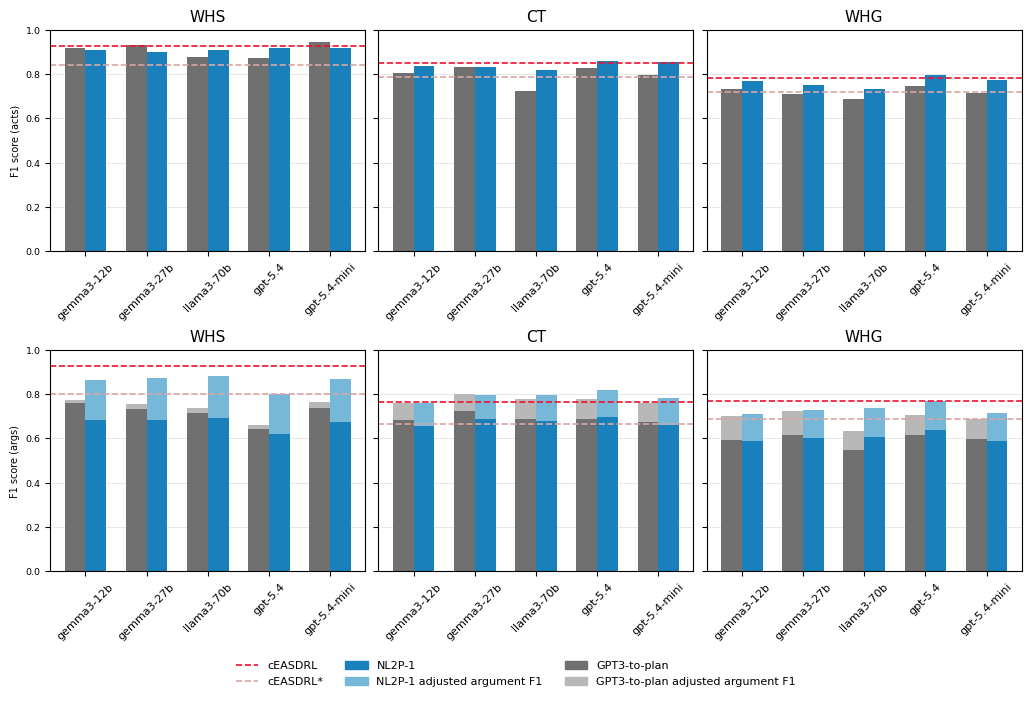
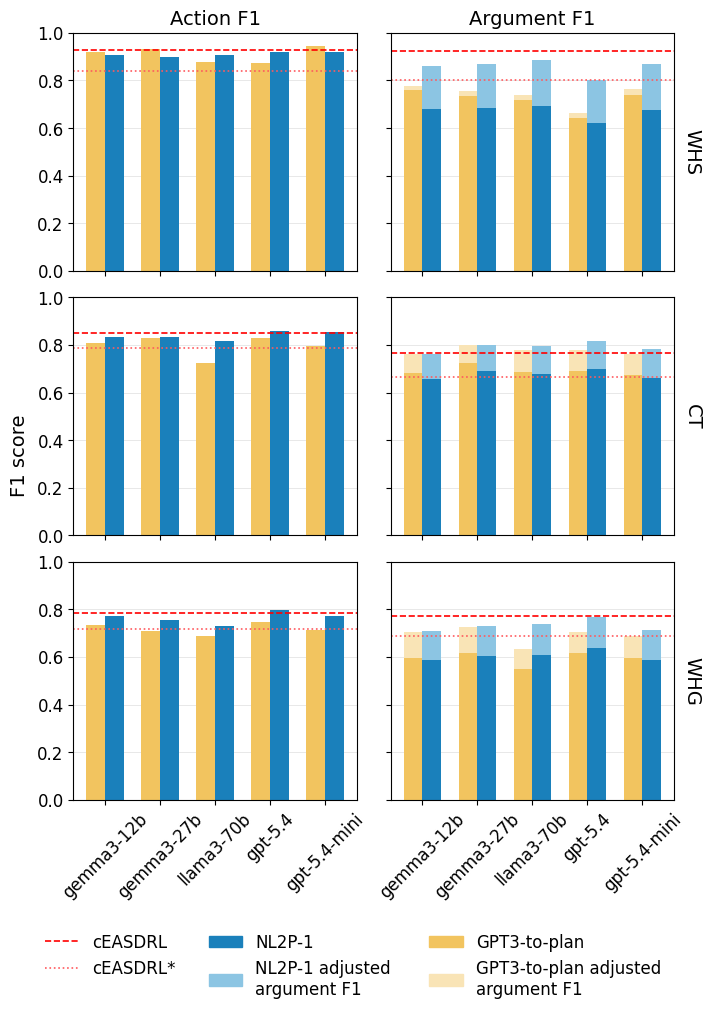
Unified diff of the notebook cell whose output changed from the first chart to the second:
--- before
+++ after
@@ -1,27 +1,35 @@
 methods = ["gpt3_to_plan", "nl2p_1"]
 method_colors = {
-    "gpt3_to_plan": "#707070",
+    "gpt3_to_plan": "#f2c45f",
     "nl2p_1": "#1a80bb",
 }
 adjusted_colors = {
-    "gpt3_to_plan": "#b8b8b8",
-    "nl2p_1": "#77b7d8",
+    "gpt3_to_plan": "#f9e4b6",
+    "nl2p_1": "#8cc5e3",
 }
 baseline_styles = {
     "cEASDRL": {"color": "red", "linestyle": "--", "linewidth": 1.2},
-    "cEASDRL*": {"color": "green", "linestyle": "--", "linewidth": 1.2},
+    "cEASDRL*": {"color": "#ff5a5e", "linestyle": "dotted", "linewidth": 1.2},
 }
 metrics = ["Action F1", "Argument F1"]
-y_labels = ["F1 score (acts)", "F1 score (args)"]
 models = [model for model in MODEL_ORDER if model in set(result_df["model"].astype(str))]
 model_labels = [local_method_labels.get(model, model) for model in models]
 
+# --- Font Size Configuration ---
+TITLE_SIZE = 14
+LABEL_SIZE = 14
+TICK_LABEL_SIZE = 12
+LEGEND_SIZE = 12
+
 fig, axes = plt.subplots(
-    nrows=2,
-    ncols=len(DOMAIN_ORDER),
-    figsize=(10.2, 6.4),
-    sharey="row",
+    nrows=len(DOMAIN_ORDER),
+    ncols=len(metrics),
+    figsize=(7.0, 9.0),
+    sharex=True,
+    sharey=True,
     constrained_layout=True,
 )
+
+fig.supylabel("F1 score", fontsize=LABEL_SIZE)
 
 x = np.arange(len(models))
@@ -32,6 +40,6 @@
 }
 
-for row_idx, metric in enumerate(metrics):
-    for col_idx, domain in enumerate(DOMAIN_ORDER):
+for row_idx, domain in enumerate(DOMAIN_ORDER):
+    for col_idx, metric in enumerate(metrics):
         ax = axes[row_idx, col_idx]
         panel = result_df[result_df["domain"] == domain]
@@ -50,15 +58,4 @@
                 )
 
-            if metric == "Argument F1" and any(pd.notna(v) for v in adjusted_values):
-                ax.bar(
-                    x + offsets[method_key],
-                    adjusted_values,
-                    width=width,
-                    color=adjusted_colors[method_key],
-                    edgecolor="none",
-                    label=f"{local_method_labels[method_key]} adjusted argument F1",
-                    zorder=1,
-                )
-
             ax.bar(
                 x + offsets[method_key],
@@ -71,4 +68,20 @@
             )
 
+            if metric == "Argument F1" and any(pd.notna(v) for v in adjusted_values):
+                delta_values = [
+                    (adj - val) if (pd.notna(adj) and pd.notna(val)) else np.nan
+                    for adj, val in zip(adjusted_values, values)
+                ]
+                ax.bar(
+                    x + offsets[method_key],
+                    delta_values,
+                    bottom=values,
+                    width=width,
+                    color=adjusted_colors[method_key],
+                    edgecolor="none",
+                    label=f"{local_method_labels[method_key]} adjusted argument F1",
+                    zorder=2,
+                )
+
         baseline_panel = baseline_df[baseline_df["domain"] == domain]
         for baseline_name, style in baseline_styles.items():
@@ -77,20 +90,27 @@
                 ax.axhline(float(row.iloc[0][metric]), **style)
 
-        ax.set_title(DOMAIN_LABELS[domain], fontsize=11)
+        if row_idx == 0:
+            ax.set_title(metric, fontsize=TITLE_SIZE)
+
+        if col_idx == len(metrics) - 1:
+            ax.set_ylabel(DOMAIN_LABELS[domain], rotation=-90, labelpad=20, fontsize=TITLE_SIZE)
+            ax.yaxis.set_label_position("right")
+
         ax.set_ylim(0.0, 1.0)
         ax.set_xticks(x)
-        ax.set_xticklabels(model_labels, rotation=45, fontsize=8)
+        if row_idx == len(DOMAIN_ORDER) - 1:
+            ax.set_xticklabels(model_labels, rotation=45, fontsize=TICK_LABEL_SIZE)
+            
+        ax.tick_params(axis='y', labelsize=TICK_LABEL_SIZE)
         ax.grid(axis="y", color="#d9d9d9", linewidth=0.6, alpha=0.7)
         ax.set_axisbelow(True)
-        if col_idx == 0:
-            ax.set_ylabel(y_labels[row_idx])
 
 legend_handles = [
-    plt.Line2D([0], [0], color="#ed1131", linestyle="--", linewidth=1.2, label="cEASDRL"),
-    plt.Line2D([0], [0], color="#d8a6a6", linestyle="--", linewidth=1.2, label="cEASDRL*"),
+    plt.Line2D([0], [0], color="red", linestyle="--", linewidth=1.2, label="cEASDRL"),
+    plt.Line2D([0], [0], color="#ff5a5e", linestyle="dotted", linewidth=1.2, label="cEASDRL*"),
     plt.Rectangle((0, 0), 1, 1, color=method_colors["nl2p_1"], label=local_method_labels["nl2p_1"]),
-    plt.Rectangle((0, 0), 1, 1, color=adjusted_colors["nl2p_1"], label="NL2P-1 adjusted argument F1"),
+    plt.Rectangle((0, 0), 1, 1, color=adjusted_colors["nl2p_1"], label="NL2P-1 adjusted \nargument F1"),
     plt.Rectangle((0, 0), 1, 1, color=method_colors["gpt3_to_plan"], label=local_method_labels["gpt3_to_plan"]),
-    plt.Rectangle((0, 0), 1, 1, color=adjusted_colors["gpt3_to_plan"], label="GPT3-to-plan adjusted argument F1"),
+    plt.Rectangle((0, 0), 1, 1, color=adjusted_colors["gpt3_to_plan"], label="GPT3-to-plan adjusted \nargument F1"),
 ]
 
@@ -98,8 +118,8 @@
     handles=legend_handles,
     loc="lower center",
-    bbox_to_anchor=(0.5, -0.08),
+    bbox_to_anchor=(0.5, -0.12),
     ncol=3,
     frameon=False,
-    fontsize=8,
+    fontsize=LEGEND_SIZE,
 )
 plt.show()

Commit: Update plots